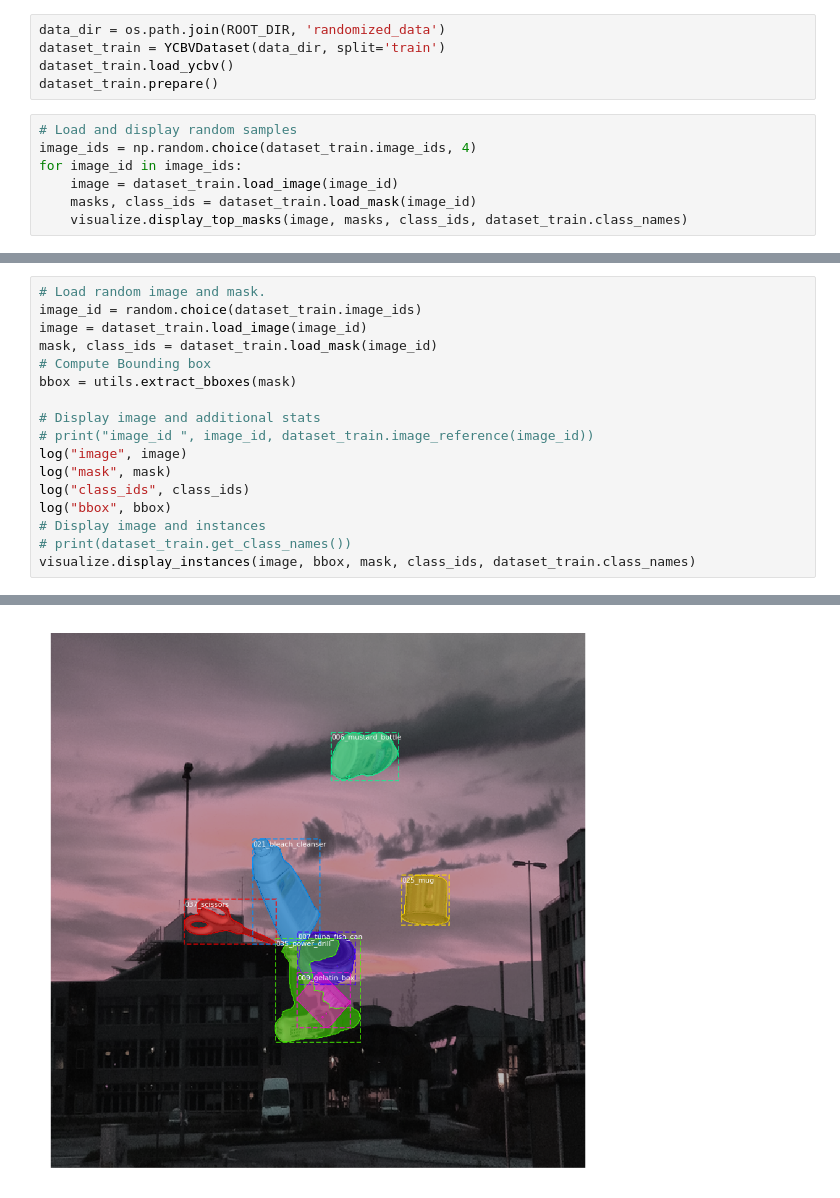
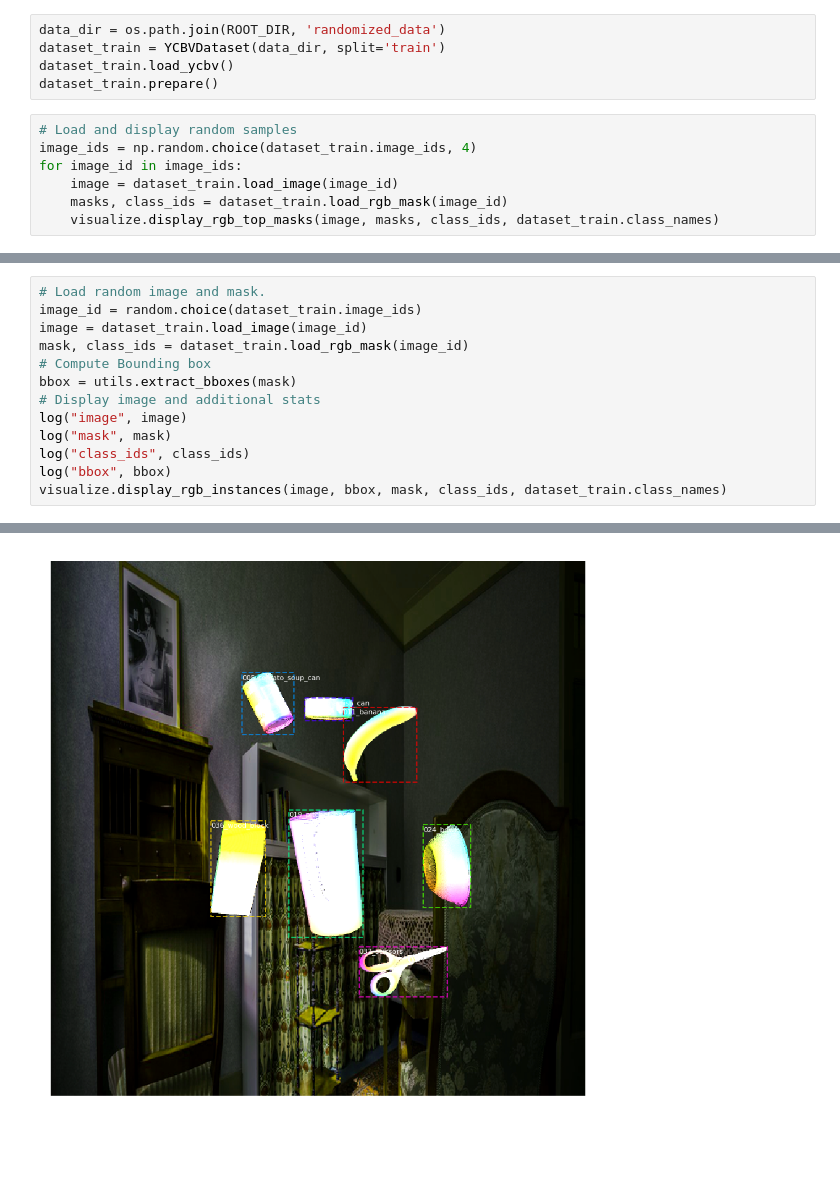
Before and after one commit to CosmosHua/Pose_Estimation, a Jupyter notebook: samples/ycbv/inspect_data.ipynb, the cells around one changed output, grey strips where cells are left out. Saved outputs shown, nothing was run; the diff lists cells and outputs as text; blank space fills up the shorter version.

Commit message:
Add function to load and visualize RGB masks

```diff
--- a/samples/ycbv/inspect_data.ipynb
+++ b/samples/ycbv/inspect_data.ipynb
@@ -68,6 +68,6 @@ dataset_train.prepare()
 image_ids = np.random.choice(dataset_train.image_ids, 4)
 for image_id in image_ids:
     image = dataset_train.load_image(image_id)
-    masks, class_ids = dataset_train.load_mask(image_id)
-    visualize.display_top_masks(image, masks, class_ids, dataset_train.class_names)
+    masks, class_ids = dataset_train.load_rgb_mask(image_id)
+    visualize.display_rgb_top_masks(image, masks, class_ids, dataset_train.class_names)
 # %% [output]
@@ -79,17 +79,13 @@ for image_id in image_ids:
 # Load random image and mask.
 image_id = random.choice(dataset_train.image_ids)
 image = dataset_train.load_image(image_id)
-mask, class_ids = dataset_train.load_mask(image_id)
+mask, class_ids = dataset_train.load_rgb_mask(image_id)
 # Compute Bounding box
 bbox = utils.extract_bboxes(mask)
-
 # Display image and additional stats
-# print("image_id ", image_id, dataset_train.image_reference(image_id))
 log("image", image)
 log("mask", mask)
 log("class_ids", class_ids)
 log("bbox", bbox)
-# Display image and instances
-# print(dataset_train.get_class_names())
-visualize.display_instances(image, bbox, mask, class_ids, dataset_train.class_names)
+visualize.display_rgb_instances(image, bbox, mask, class_ids, dataset_train.class_names)
 # %% [output]
@@ -114 +96 @@ class id 12
-[figure, old version]
+[figure, new version]
```
Also changed, not shown: parts of 2 cells of this notebook, 3 other files.
